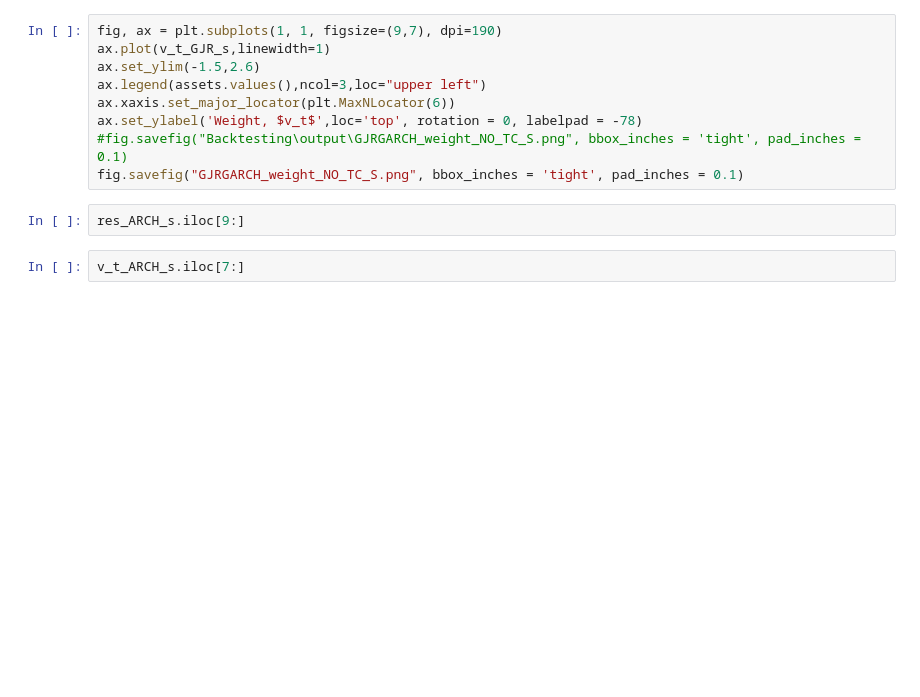
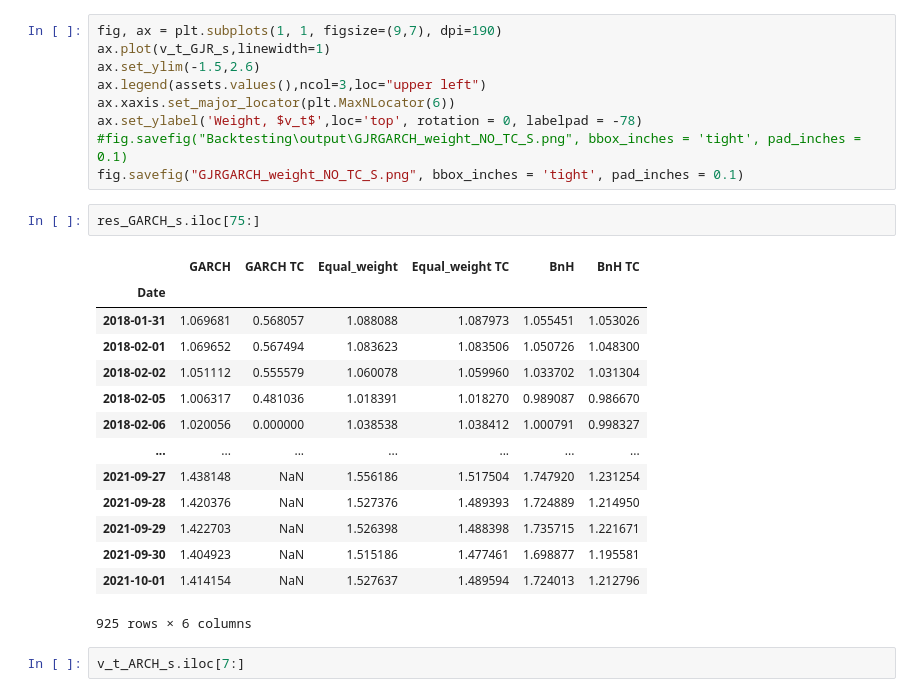
Before and after one commit to neriksen/thesis, a Jupyter notebook: backtesting/backtesting_graphs.ipynb, the cells around one changed output. Cells and saved outputs as stored; diff of their text form; blank space fills up the shorter version.

```diff
--- a/backtesting/backtesting_graphs.ipynb
+++ b/backtesting/backtesting_graphs.ipynb
@@ -272,7 +274,22 @@ ax.xaxis.set_major_locator(plt.MaxNLocator(6))
 ax.set_ylabel('Weight, $v_t$',loc='top', rotation = 0, labelpad = -78)
 #fig.savefig("Backtesting\output\GJRGARCH_weight_NO_TC_S.png", bbox_inches = 'tight', pad_inches = 0.1)
 fig.savefig("GJRGARCH_weight_NO_TC_S.png", bbox_inches = 'tight', pad_inches = 0.1)
-# %%
-res_ARCH_s.iloc[9:]
+# %%
+res_GARCH_s.iloc[75:]
+# %% [output]
+|  | GARCH | GARCH TC | Equal_weight | Equal_weight TC | BnH | BnH TC |
+| Date |  |  |  |  |  |  |
+| 2018-01-31 | 1.069681 | 0.568057 | 1.088088 | 1.087973 | 1.055451 | 1.053026 |
+| 2018-02-01 | 1.069652 | 0.567494 | 1.083623 | 1.083506 | 1.050726 | 1.048300 |
+| 2018-02-02 | 1.051112 | 0.555579 | 1.060078 | 1.059960 | 1.033702 | 1.031304 |
+| 2018-02-05 | 1.006317 | 0.481036 | 1.018391 | 1.018270 | 0.989087 | 0.986670 |
+| 2018-02-06 | 1.020056 | 0.000000 | 1.038538 | 1.038412 | 1.000791 | 0.998327 |
+| ... | ... | ... | ... | ... | ... | ... |
+| 2021-09-27 | 1.438148 | NaN | 1.556186 | 1.517504 | 1.747920 | 1.231254 |
+| 2021-09-28 | 1.420376 | NaN | 1.527376 | 1.489393 | 1.724889 | 1.214950 |
+| 2021-09-29 | 1.422703 | NaN | 1.526398 | 1.488398 | 1.735715 | 1.221671 |
+| 2021-09-30 | 1.404923 | NaN | 1.515186 | 1.477461 | 1.698877 | 1.195581 |
+| 2021-10-01 | 1.414154 | NaN | 1.527637 | 1.489594 | 1.724013 | 1.212796 |
+925 rows × 6 columns
 # %%
 v_t_ARCH_s.iloc[7:]
```
Also changed, not shown: parts of 5 cells of this notebook, 9 other files.
